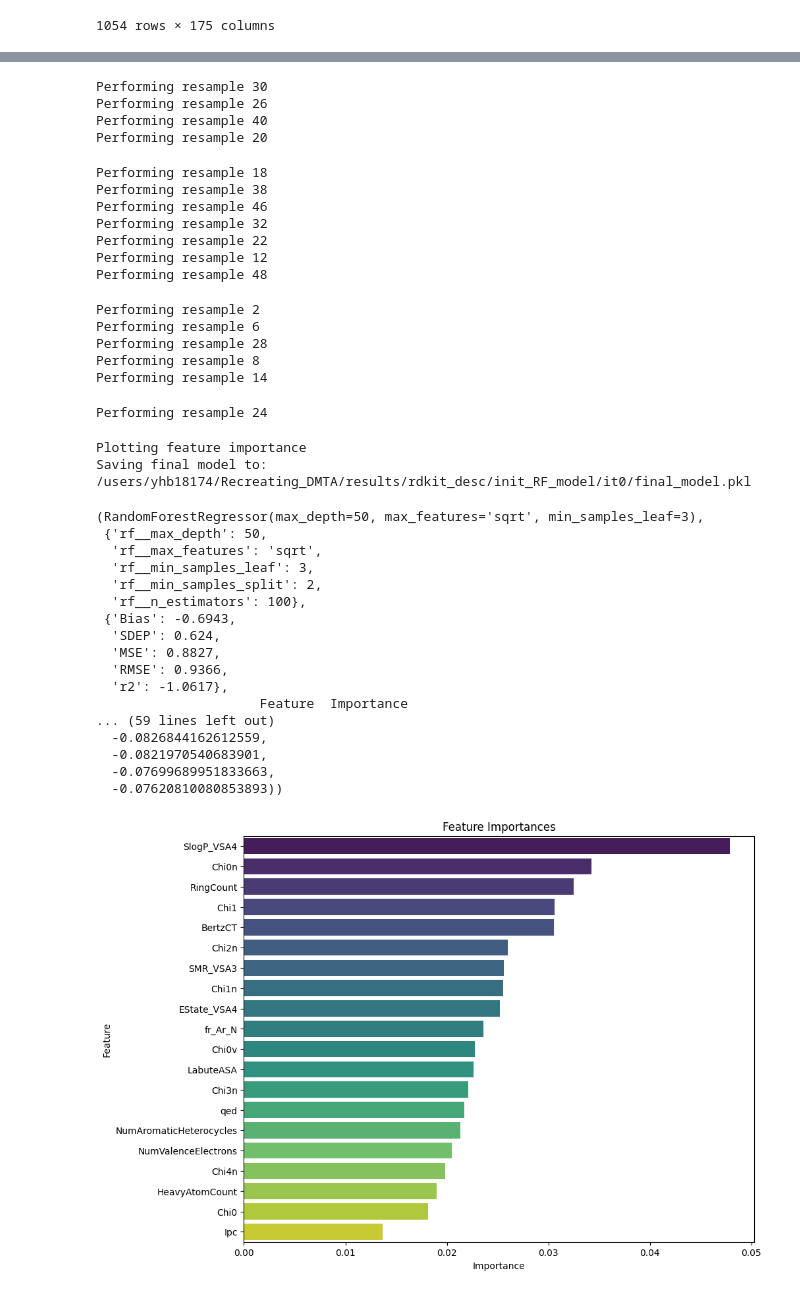
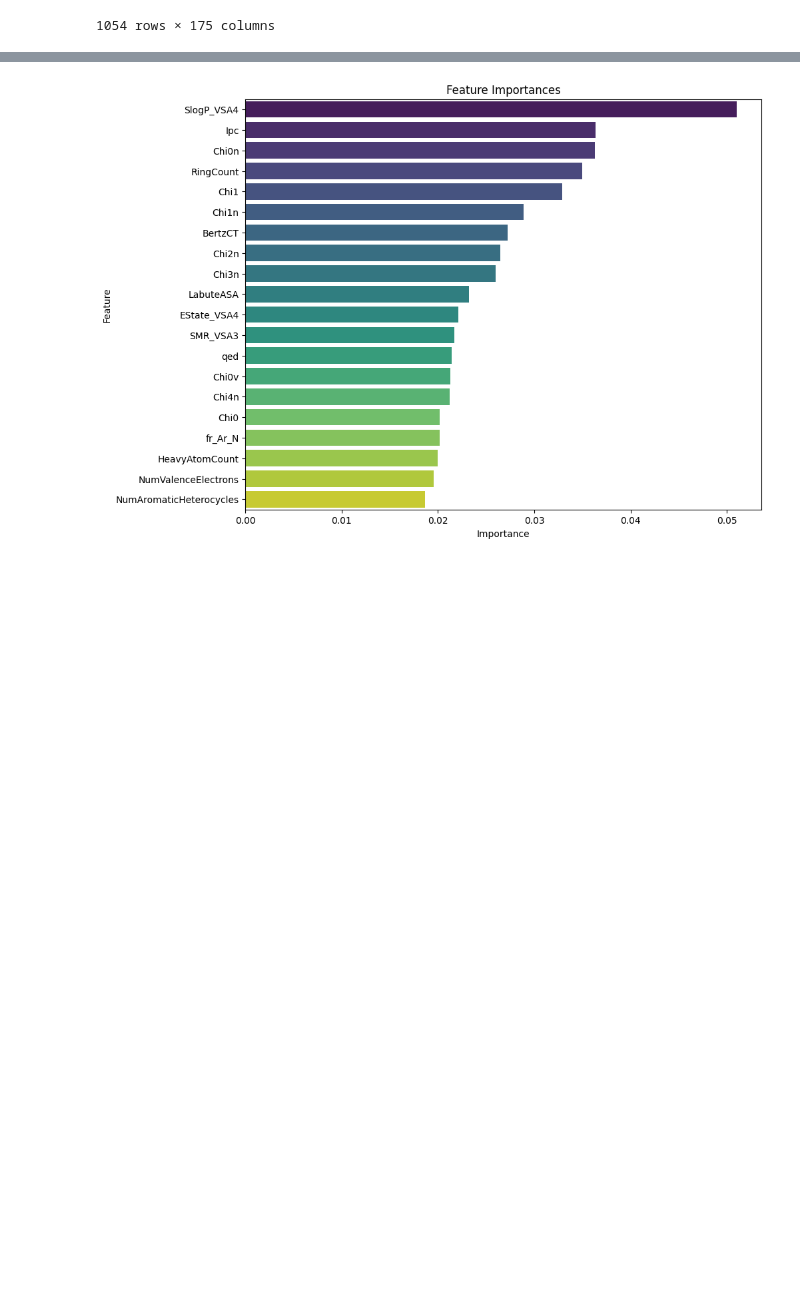
Before and after one commit to yhb18174/Recreating_DMTA, a Jupyter notebook: scripts/models/model_testing.ipynb, the cells around one changed output, grey strips where cells are left out. Drawn from its saved outputs; the diff is of its cells as text; code cells hidden in the pictures; blank space fills up the shorter version.

```diff
--- a/scripts/models/model_testing.ipynb
+++ b/scripts/models/model_testing.ipynb
@@ -16,11 +16,11 @@ model = RF_model()
 # hyper_params['min_samples_split'] = [2, 5, 10]
 # hyper_params['min_samples_leaf'] = [1, 2, 4]
 
-hyper_params = {'rf__n_estimators': [100],
+hyper_params = {'rf__n_estimators': [150],
                 'rf__max_features': ['sqrt'],
-                'rf__max_depth':  [10, 20, 50],
-                'rf__min_samples_split': [2, 3, 5],
-                'rf__min_samples_leaf': [3, 4, 5]}
+                'rf__max_depth':  [25],
+                'rf__min_samples_split': [2],
+                'rf__min_samples_leaf': [3]}
 # %%
 training_path = '/users/yhb18174/Recreating_DMTA/datasets/ChEMBL/training_data/'
 targs_df = pd.read_csv(training_path+'dock/ChEMBL_docking_df.csv', index_col='ID')
@@ -48,9 +48,9 @@ df
 | CHEMBL4096140 | 5.428337 | 5.428337 | 0.625731 | 0.625731 | 0.472478 | 11.333333 | 313.316 | ... |
 1054 rows × 175 columns
 # %%
-model.Train_Regressor(search_type='grid',
+best_params_, performance, feature_importances, resample_number, true_vals_ls, pred_vals_ls, cv_scores, feat_val, targ_val= model.Train_Regressor(search_type='grid',
                       hyper_params=hyper_params,
-                      features=feats_df,
+                      features=df,
                       targets=targs,
                       save_path=save_path,
                       save_final_model=True,
@@ -84,38 +76 @@ Performing resample 4
-Performing resample 30
-Performing resample 26
-Performing resample 40
-Performing resample 20
-Performing resample 18
-Performing resample 38
-Performing resample 46
-Performing resample 32
-Performing resample 22
-Performing resample 12
-Performing resample 48
-Performing resample 2
-Performing resample 6
-Performing resample 28
-Performing resample 8
-Performing resample 14
-Performing resample 24
-Plotting feature importance
-Saving final model to:
-/users/yhb18174/Recreating_DMTA/results/rdkit_desc/init_RF_model/it0/final_model.pkl
-(RandomForestRegressor(max_depth=50, max_features='sqrt', min_samples_leaf=3),
- {'rf__max_depth': 50,
-  'rf__max_features': 'sqrt',
-  'rf__min_samples_leaf': 3,
-  'rf__min_samples_split': 2,
-  'rf__n_estimators': 100},
- {'Bias': -0.6943,
-  'SDEP': 0.624,
-  'MSE': 0.8827,
-  'RMSE': 0.9366,
-  'r2': -1.0617},
-                     Feature  Importance
-... (59 lines left out)
-  -0.0826844162612559,
-  -0.0821970540683901,
-  -0.07699689951833663,
-  -0.07620810080853893))
-[figure, old version]
+[figure, new version]
```
Also changed, not shown: parts of 21 cells of this notebook, 8 other files.
